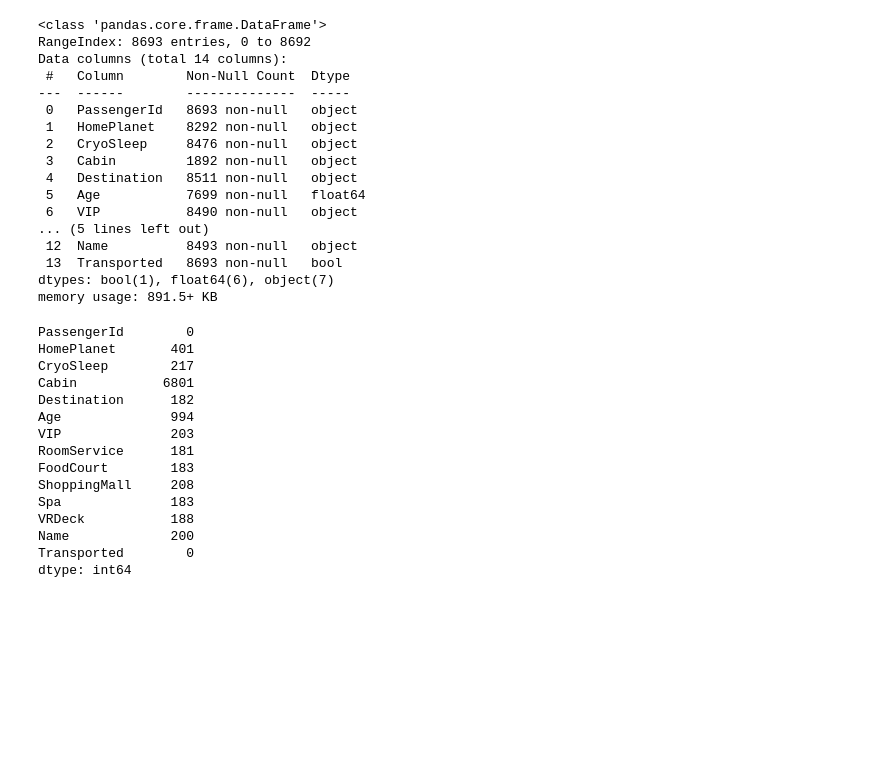
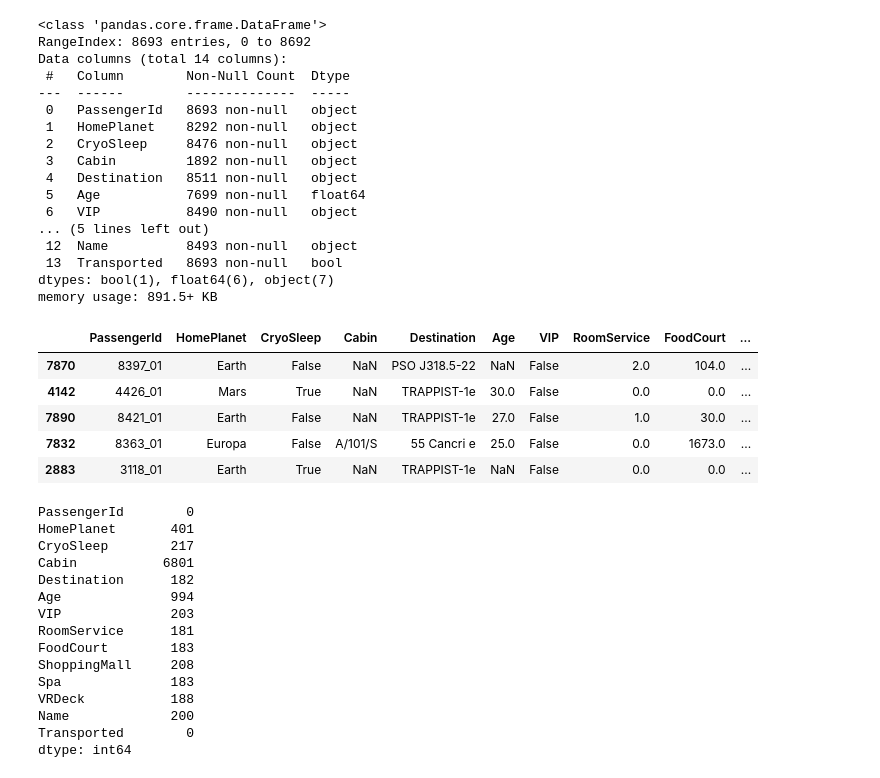
Before and after one commit to GogoPro27/VNP, a Jupyter notebook: AUD/aud_03_data_preparation.ipynb, the cells around one changed output. Saved outputs shown, nothing was run; the diff lists cells and outputs as text; code cells hidden in the pictures; blank space fills up the shorter version.

```diff
--- a/AUD/aud_03_data_preparation.ipynb
+++ b/AUD/aud_03_data_preparation.ipynb
@@ -32,4 +32,13 @@ Data columns (total 14 columns):
  13  Transported   8693 non-null   bool
 dtypes: bool(1), float64(6), object(7)
 memory usage: 891.5+ KB
+# %%
+data.sample(5)
+# %% [output]
+|  | PassengerId | HomePlanet | CryoSleep | Cabin | Destination | Age | VIP | RoomService | FoodCourt | ... |
+| 7870 | 8397_01 | Earth | False | NaN | PSO J318.5-22 | NaN | False | 2.0 | 104.0 | ... |
+| 4142 | 4426_01 | Mars | True | NaN | TRAPPIST-1e | 30.0 | False | 0.0 | 0.0 | ... |
+| 7890 | 8421_01 | Earth | False | NaN | TRAPPIST-1e | 27.0 | False | 1.0 | 30.0 | ... |
+| 7832 | 8363_01 | Europa | False | A/101/S | 55 Cancri e | 25.0 | False | 0.0 | 1673.0 | ... |
+| 2883 | 3118_01 | Earth | True | NaN | TRAPPIST-1e | NaN | False | 0.0 | 0.0 | ... |
 # %%
```
Also changed, not shown: parts of 16 cells of this notebook, 41 other files.
